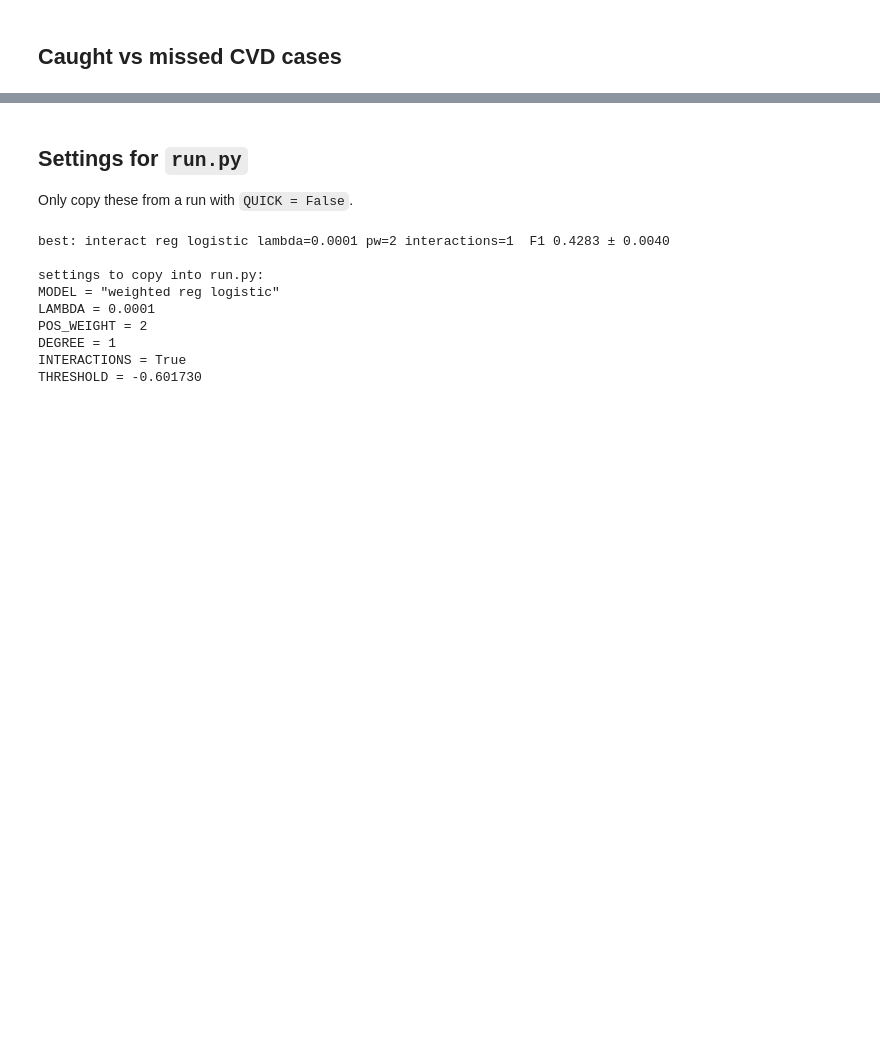
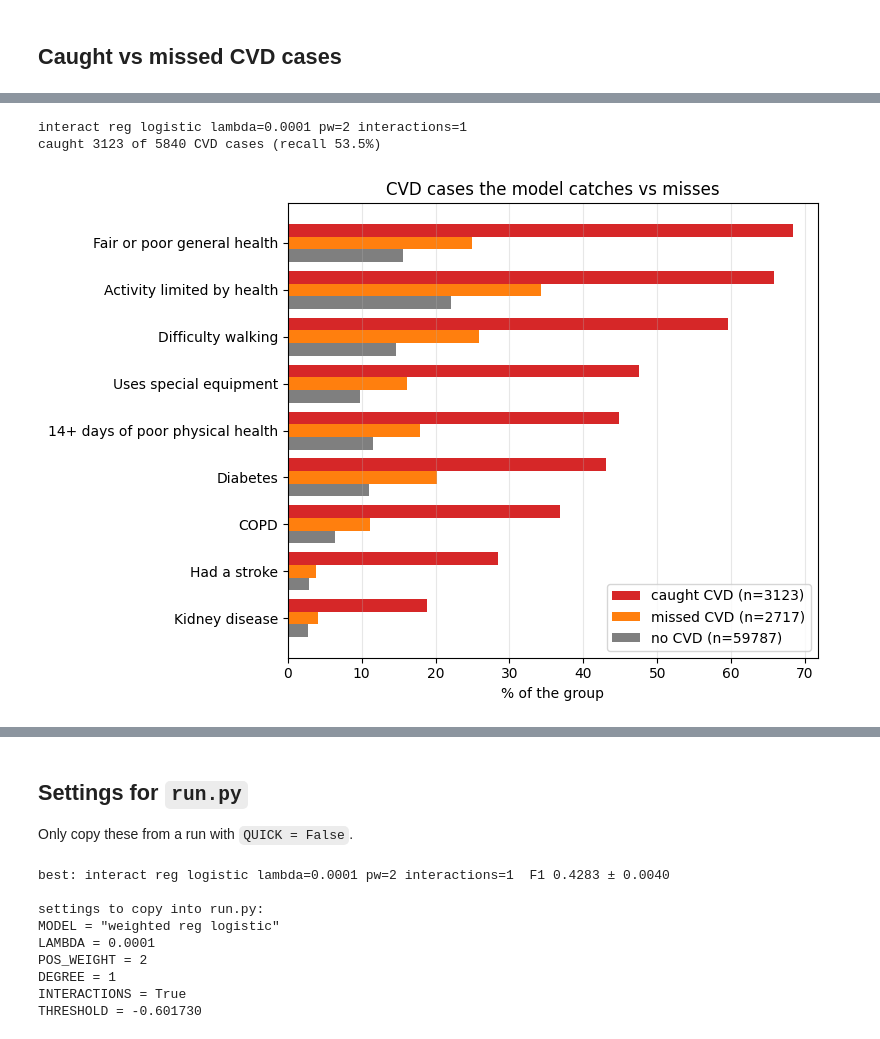
Before and after one commit to cheimatouihri/ML_PROJECT_CVD, a Jupyter notebook: model_comparison.ipynb, the cells around one changed output, grey strips where cells are left out. Drawn from its saved outputs; the diff is of its cells as text; code cells hidden in the pictures; blank space fills up the shorter version.

Commit message:
added comments to figures

```diff
--- a/model_comparison.ipynb
+++ b/model_comparison.ipynb
@@ -564,0 +544,80 @@ caught 2999 of 5840 CVD cases (recall 51.4%)
+# %%
+# Caught vs missed: among the people who really have CVD, how do the ones the model catches
+# differ from the ones it misses? Best logistic model, trained on folds 2-5, analysed on fold 1.
+
+r = max(
+    (r for r in results if "logistic" in r["model"] and "undersampled" not in r["model"]),
+    key=lambda r: r["f1"],
+)
+s = dict(p.split("=") for p in r["param"].split() if "=" in p)
+lam, pw, degree = float(s.get("lambda", 0)), float(s.get("pw", 1)), int(s.get("degree", 1))
+
+x_all = add_powers(tx, features, degree)[0] if degree > 1 else tx
+if s.get("interactions") == "1":
+    x_all = add_interactions(x_all, features)[0]
+g = step_size(x_all, "logistic", lam, y01, pw)
+
+
+def train(yp, y01_, x):
+    return weighted_reg_logistic_regression(y01_, x, lam, np.zeros(x.shape[1]), MAX_ITERS, g, pw)
+
+
+w, te, _ = cross_validation(y, y01, x_all, k_indices, 0, train)
+pred = predict(x_all[te] @ w, r["threshold"])
+
+is_cvd = y[te] == 1
+caught = te[is_cvd & (pred == 1)]   # CVD cases the model predicts as CVD
+missed = te[is_cvd & (pred == -1)]  # CVD cases the model misses
+no_cvd = te[~is_cvd]
+print(f"{r['model']} {r['param']}")
+print(f"caught {len(caught)} of {len(caught) + len(missed)} CVD cases (recall {len(caught) / (len(caught) + len(missed)):.1%})")
+
+# % of each group with a given condition, from the raw survey answers
+x_raw = load_csv_data("data")[0]
+if QUICK:
+    x_raw = x_raw[keep]
+raw_names = open("data/x_train.csv").readline().strip().split(",")[1:]
+c = {n: i for i, n in enumerate(raw_names)}
+
+yes = lambda v: v == 1
+yesno = lambda v: np.isin(v, [1, 2])  # ignore don't know / refused / missing
+conditions = [
+    ("Had a stroke", "CVDSTRK3", yes, yesno),
+    ("COPD", "CHCCOPD1", yes, yesno),
+    ("Kidney disease", "CHCKIDNY", yes, yesno),
+    ("Diabetes", "DIABETE3", yes, lambda v: np.isin(v, [1, 2, 3, 4])),
+    ("Difficulty walking", "DIFFWALK", yes, yesno),
+    ("Uses special equipment", "USEEQUIP", yes, yesno),
+    ("Activity limited by health", "QLACTLM2", yes, yesno),
+    ("Fair or poor general health", "GENHLTH", lambda v: v >= 4, lambda v: np.isin(v, [1, 2, 3, 4, 5])),
+    ("14+ days of poor physical health", "PHYSHLTH", lambda v: (v >= 14) & (v <= 30), lambda v: (v <= 30) | (v == 88)),
+]
+groups = [("caught CVD", caught, "tab:red"), ("missed CVD", missed, "tab:orange"), ("no CVD", no_cvd, "tab:gray")]
+
+
+def share(rows, name, cond, valid):
+    v = x_raw[rows, c[name]]
+    v = v[valid(v)]
+    return 100 * np.mean(cond(v))
+
+
+table = np.array([[share(rows, col, cond, valid) for _, rows, _ in groups] for _, col, cond, valid in conditions])
+order = np.argsort(table[:, 0])  # sort by share among caught cases
+
+fig, ax = plt.subplots(figsize=(8, 5.5))
+h = 0.27
+pos = np.arange(len(conditions))
+for i, (label, rows, color) in enumerate(groups):
+    ax.barh(pos + (1 - i) * h, table[order, i], height=h, color=color, label=f"{label} (n={len(rows)})")
+ax.set_yticks(pos, [conditions[i][0] for i in order])
+ax.set_xlabel("% of the group")
+ax.set_title("CVD cases the model catches vs misses")
+ax.legend(loc="lower right")
+ax.grid(axis="x", alpha=0.3)
+fig.tight_layout()
+fig.savefig("results/caught_vs_missed.png", dpi=150)
+plt.show()
+# %% [output]
+interact reg logistic lambda=0.0001 pw=2 interactions=1
+caught 3123 of 5840 CVD cases (recall 53.5%)
+[figure, added]
```
Also changed, not shown: parts of 6 cells of this notebook, 2 other files.
